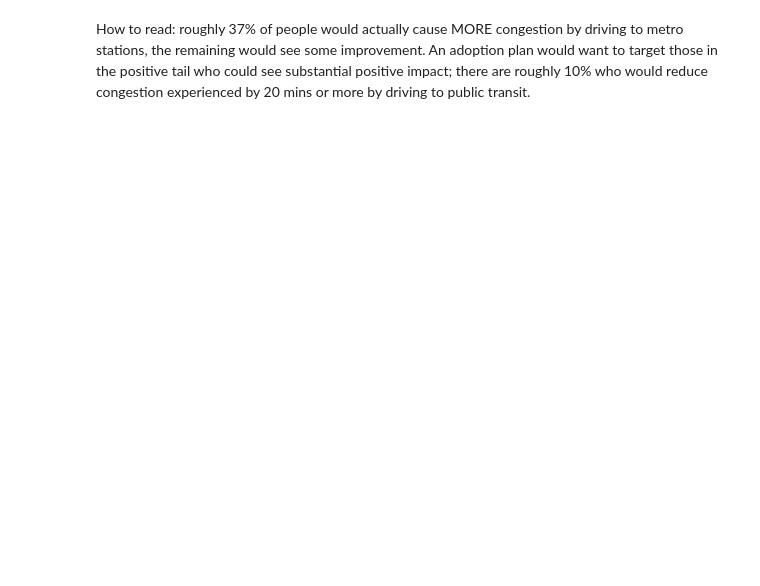
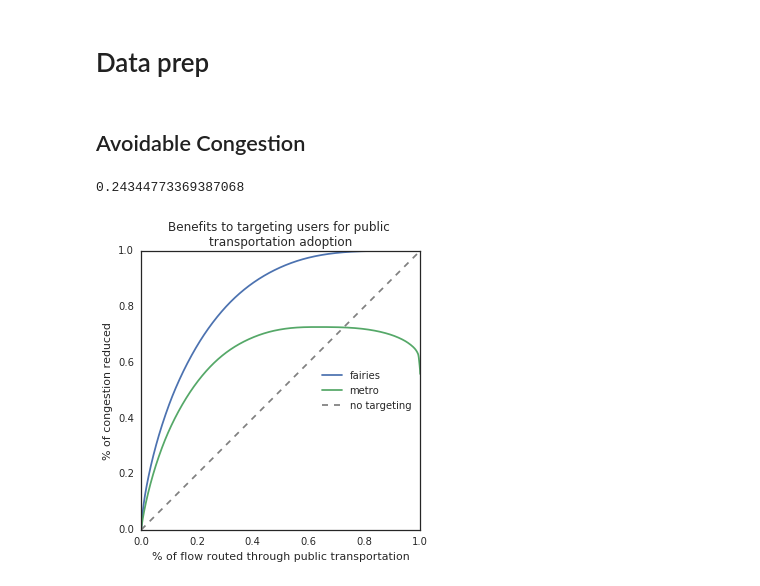
Before and after one commit to PhilChodrow/riyadh_multiplex, a Jupyter notebook: reducing_congestion_w_metro.ipynb, the cells around one changed output. Saved outputs shown, nothing was run; the diff lists cells and outputs as text; code cells hidden in the pictures; blank space fills up the shorter version.

Commit message:
first draft of congestion w metro

```diff
--- a/reducing_congestion_w_metro.ipynb
+++ b/reducing_congestion_w_metro.ipynb
@@ -88,3 +48,0 @@ def grad_to_metro(multi):
-# %%
-to_metro = grad_to_metro(multi)
-metro_gradient = to_metro[['taz','gradient']].set_index('taz').T.to_dict('records')[0]
@@ -117,2 +48,0 @@ def street_gradients(multi):
-# %%
-street_grad = street_gradients(multi)
@@ -183,2 +49,2 @@ plt.gca().set(xlim = (-10,60), ylim = (0,1))
-# %% [markdown]
-How to read: roughly 37% of people would actually cause MORE congestion by driving to metro stations, the remaining would see some improvement. An adoption plan would want to target those in the positive tail who could see substantial positive impact; there are roughly 10% who would reduce congestion experienced by 20 mins or more by driving to public transit.
+# %% [markdown]
+# Data prep
@@ -184,0 +83,34 @@ How to read: roughly 37% of people would actually cause MORE congestion by drivi
+# %% [markdown]
+## Avoidable Congestion
+# %%
+streets = multi.layers_as_subgraph(['streets'])
+congestion = [streets.edge[e[0]][e[1]]['flow']*streets.edge[e[0]][e[1]]['congested_time_m'] for e in streets.edges_iter()]
+tot_congestion = sum(congestion)
+
+free_flow = [streets.edge[e[0]][e[1]]['flow']*streets.edge[e[0]][e[1]]['free_flow_time_m'] for e in streets.edges_iter()]
+tot_free_flow = sum(free_flow)
+
+# % of overall travel time due to congestion (i.e. potentially reducible)
+(tot_congestion - tot_free_flow) / tot_congestion
+# %% [output]
+0.24344773369387068
+# %%
+plt.figure(figsize = (5,5))
+
+street_grad = street_grad.sort_values('gradient', ascending = False)
+plt.plot(street_grad.flow_norm.cumsum() / sum(street_grad.flow_norm), street_grad.impact.cumsum() / sum(street_grad.impact), label = 'fairies')
+
+
+street_grad = street_grad.sort_values('net_gradient', ascending = False)
+plt.plot(street_grad.flow_norm.cumsum() / sum(street_grad.flow_norm), street_grad.net_impact.cumsum() / sum(street_grad.impact), label = 'metro')
+
+plt.plot([0,1],[0,1], color = 'grey', linestyle = '--', label = 'no targeting')
+
+plt.gca().set(xlabel = '% of flow routed through public transportation',
+             ylabel = '% of congestion reduced',
+             title = 'Benefits to targeting users for public \ntransportation adoption')
+
+plt.legend(loc = 'center right')
+plt.show()
+# %% [output]
+[figure, added]
```
Also changed, not shown: parts of 24 cells of this notebook.
